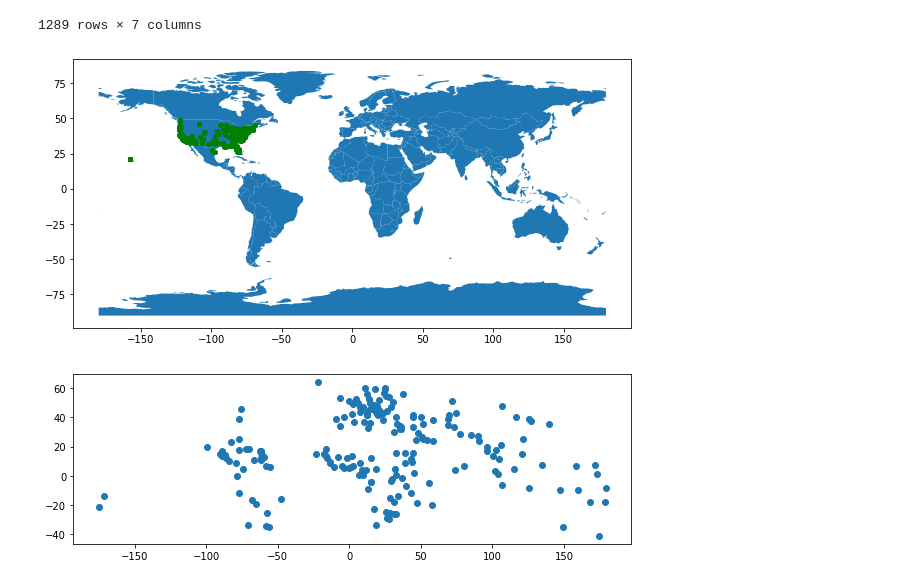
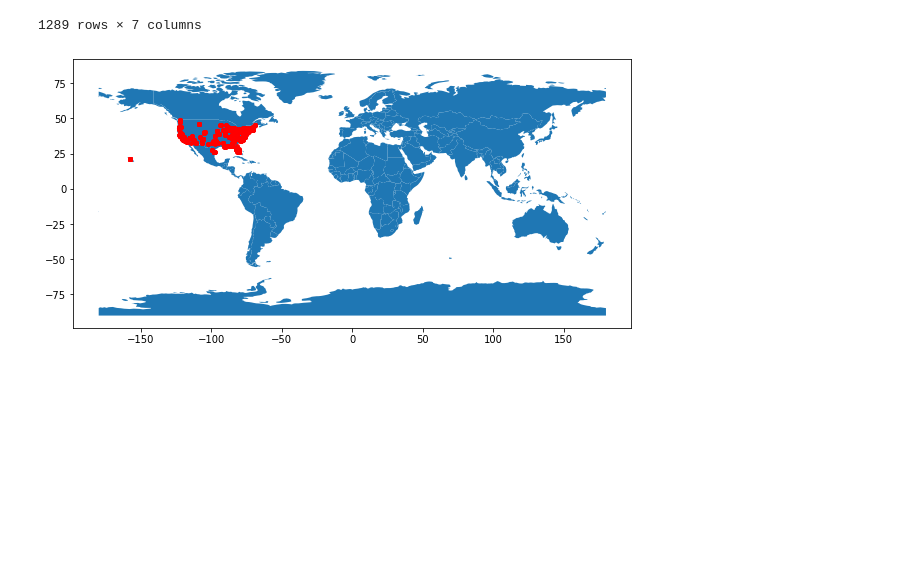
Before and after one commit to cgnik/school-datascience, a Jupyter notebook: food-census.ipynb, the cells around one changed output. Cells and saved outputs as stored; diff of their text form; code cells hidden in the pictures; blank space fills up the shorter version.

```diff
--- a/food-census.ipynb
+++ b/food-census.ipynb
@@ -13,7 +13,8 @@ counties.FIPS_COUNTY.unique()
 counties = counties.drop(columns=['GEOID']).groupby('FIPS_COUNTY').agg('mean').reset_index()
 # %%
 food = pd.read_csv('data/census_december_2019-food-security.csv', encoding='ISO-8859-1',
-                   dtype={'GTCBSAST': np.str, 'GTMETSTA': np.str, 'GTINDVPC': np.str,'GCFIP':np.str,'GCTCO':np.str, 'GCTCB': np.str})
+                   dtype={'GTCBSAST': np.str, 'GTMETSTA': np.str, 'GTINDVPC': np.str, 'GCFIP': np.str, 'GCTCO': np.str,
+                          'GCTCB': np.str})
 food.columns.to_list()
 
 
@@ -88,7 +89,8 @@ summary = food.loc[:, id_cols + food_cols + geo_cols]
 summary = summary.loc[summary['HRFS12M1'] > 0]
 
 statuses = {-9: 'no response', -1: 'unknown', 1: 'secure', 2: 'insecure', 3: 'very_insecure'}
-statuses_adult = {-9: 'no response', -1: 'unknown', 1: 'secure', 2: 'marginally_insecure', 3: 'insecure', 4: 'very_insecure'}
+statuses_adult = {-9: 'no response', -1: 'unknown', 1: 'secure', 2: 'marginally_insecure', 3: 'insecure',
+                  4: 'very_insecure'}
 summary.loc[summary['HRFS12M1'] > 1, ['FIPS_COUNTY', 'HRFS12M1']].groupby('FIPS_COUNTY').size().sort_values()
 # %% [output]
 FIPS_COUNTY
@@ -213,16 +215,15 @@ r
 # %%
 from shapely.geometry import Point
 import geopandas as gpd
 from geopandas import GeoDataFrame
 
-geometry = [Point(xy) for xy in zip(r['INTPTLONG'], r['INTPTLAT'])]
-gdf = GeoDataFrame(r, geometry=geometry)
+plotz = r.loc[~r['FOOD_INSECURE_HOUSE'].isin(['unknown', 'secure'])]
+geometry = [Point(xy) for xy in zip(plotz['INTPTLONG'], plotz['INTPTLAT'])]
+gdf = GeoDataFrame(plotz, geometry=geometry)
 
 #this is a simple map that goes with geopandas
 world = gpd.read_file(gpd.datasets.get_path('naturalearth_lowres'))
 cities = gpd.read_file(gpd.datasets.get_path('naturalearth_cities'))
-dink = gdf.plot(ax=world.plot(figsize=(10, 6)), marker='o', color='green', markersize=15);
-dink.plot(ax=cities.plot(figsize=(10, 6)), marker='o', color='green', markersize=15);
+dink = gdf.plot(ax=world.plot(figsize=(10, 6)), marker='o', color='red', markersize=15);
 # %% [output]
-[figure, old version]
+[figure, new version]
-[figure, removed]
```
Also changed, not shown: parts of 6 cells of this notebook, 4 other files.
